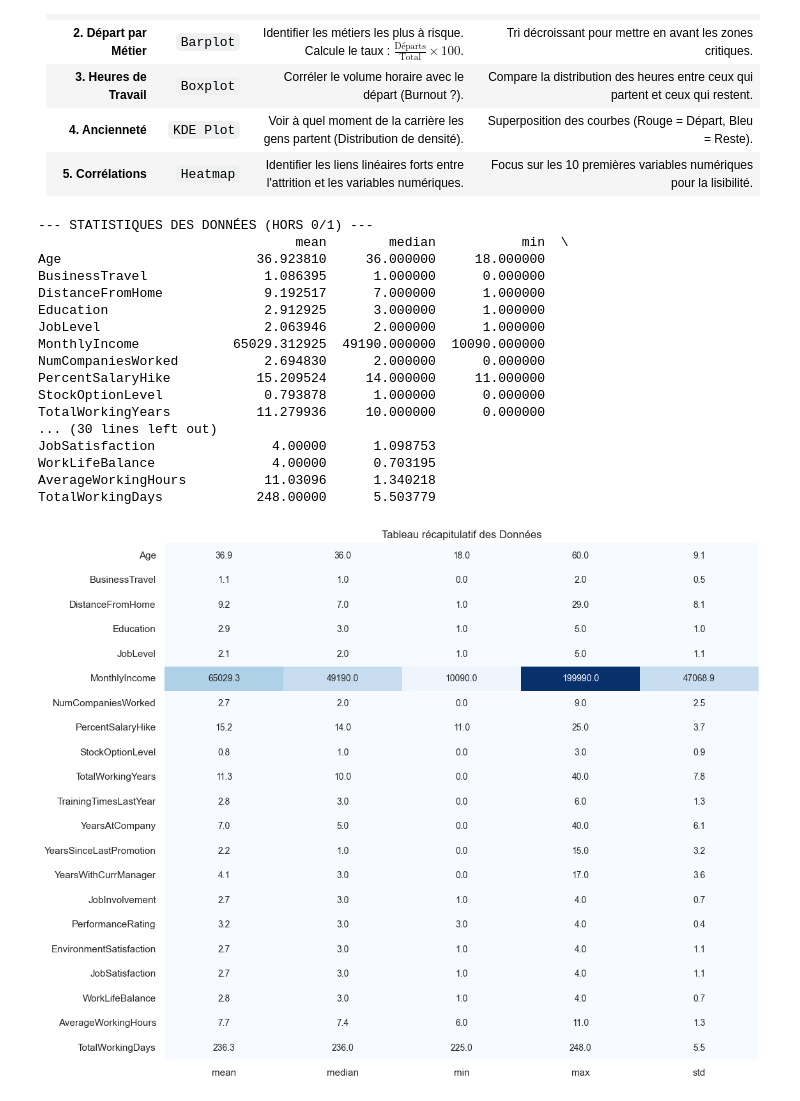
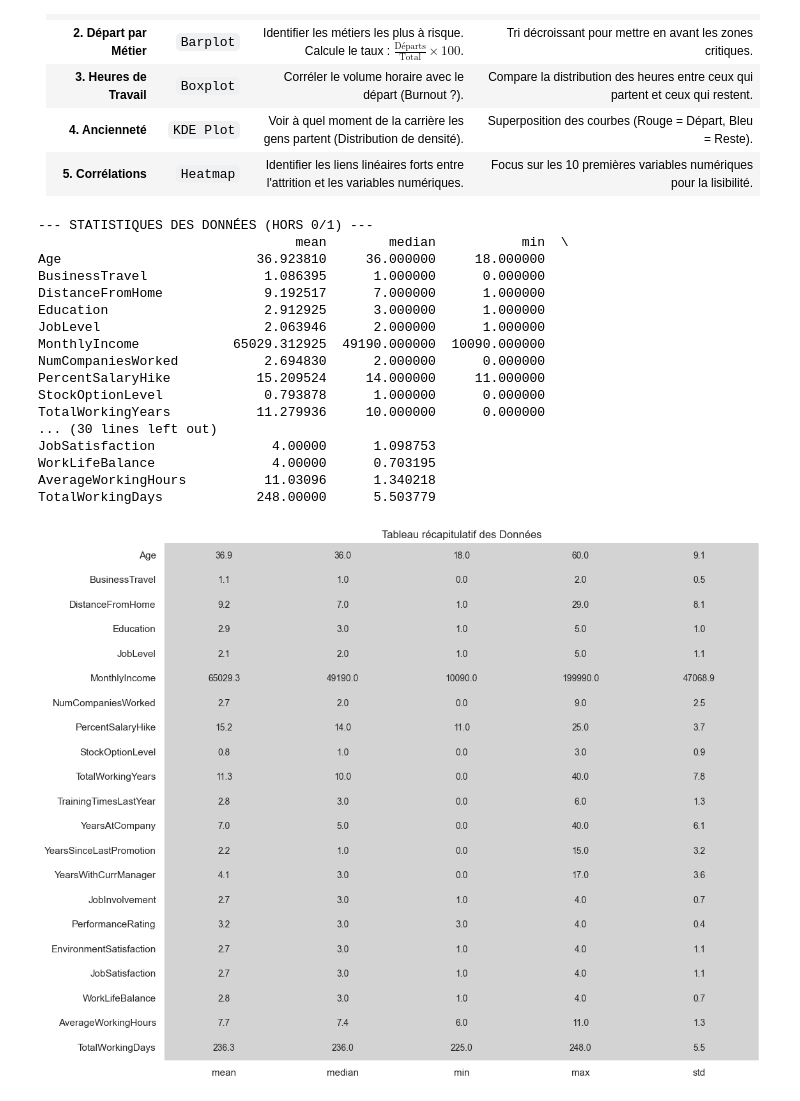
Before and after one commit to Fire-90/CESI_AI_Machine_Learning, a Jupyter notebook: Traitement.ipynb, the cells around one changed output. Saved outputs shown, nothing was run; the diff lists cells and outputs as text; code cells hidden in the pictures.

```diff
--- a/Traitement.ipynb
+++ b/Traitement.ipynb
@@ -400,13 +400,9 @@ def analyze_and_show():
 
     plt.figure(figsize=(12, len(non_binary_cols)/2))
     sns.heatmap(stats_df[display_cols], annot=True, fmt=".1f",
-                cmap="Blues", cbar=False, annot_kws={"size": 10})
+                cmap=["lightgray"], cbar=False, annot_kws={"size": 10})
     plt.title("Tableau récapitulatif des Données")
     plt.show()
-
-    # ==============================================================================
-    # CORRECTION DES GRAPHIQUES (Ajout de hue=... et legend=False)
-    # ==============================================================================
 
     # --- GRAPHIQUE 1 : Distribution Globale ---
     plt.figure(figsize=(6, 4))
@@ -455,36 +451,35 @@ def analyze_and_show():
     # --- GRAPHIQUE 5 : Matrice de Corrélation ---
     cols_corr = ['Attrition'] + [c for c in non_binary_cols if c in df.columns][:10]
 
     plt.figure(figsize=(10, 8))
     corr = df[cols_corr].corr()
     ax = sns.heatmap(corr, annot=True, cmap='coolwarm', fmt=".2f", linewidths=.5)
     ax.xaxis.tick_top()
     ax.xaxis.set_label_position('top')
     plt.xticks(rotation=90)
     plt.title('Matrice de Corrélation (Focus)', pad=20)
     plt.show()
 
-if __name__ == "__main__":
-    analyze_and_show()
+analyze_and_show()
 # %% [output]
 --- STATISTIQUES DES DONNÉES (HORS 0/1) ---
                                  mean        median           min  \
 Age                         36.923810     36.000000     18.000000
 BusinessTravel               1.086395      1.000000      0.000000
 DistanceFromHome             9.192517      7.000000      1.000000
 Education                    2.912925      3.000000      1.000000
 JobLevel                     2.063946      2.000000      1.000000
 MonthlyIncome            65029.312925  49190.000000  10090.000000
 NumCompaniesWorked           2.694830      2.000000      0.000000
 PercentSalaryHike           15.209524     14.000000     11.000000
 StockOptionLevel             0.793878      1.000000      0.000000
 TotalWorkingYears           11.279936     10.000000      0.000000
 ... (30 lines left out)
 JobSatisfaction               4.00000      1.098753
 WorkLifeBalance               4.00000      0.703195
 AverageWorkingHours          11.03096      1.340218
 TotalWorkingDays            248.00000      5.503779
-[figure, old version]
+[figure, new version]
 [figure]
 [figure]
 [figure]
```
